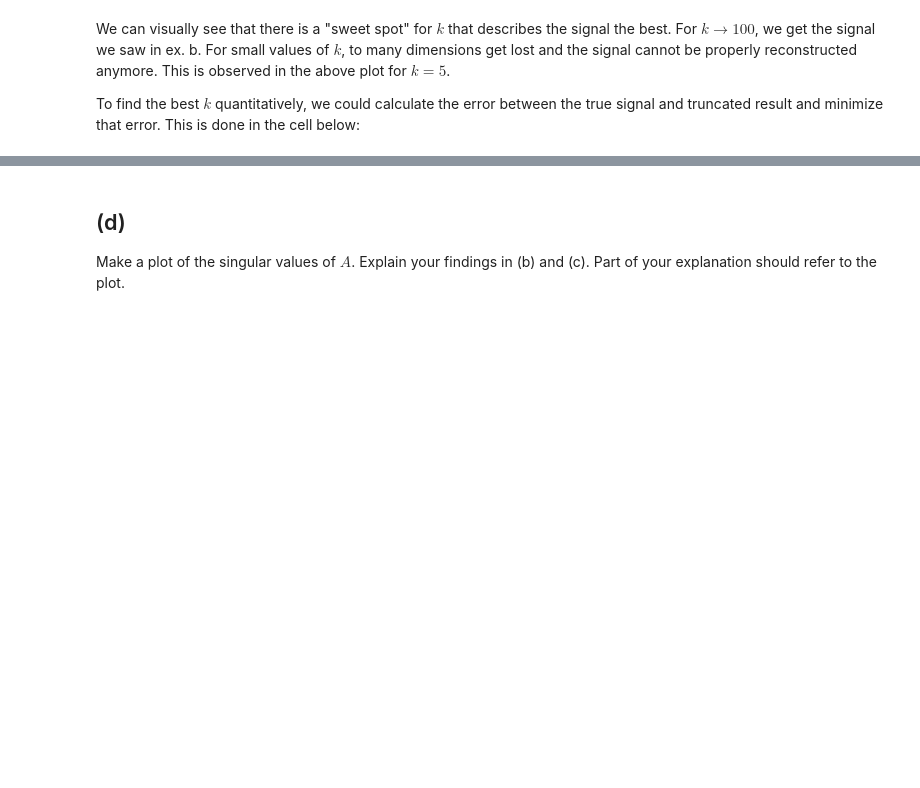
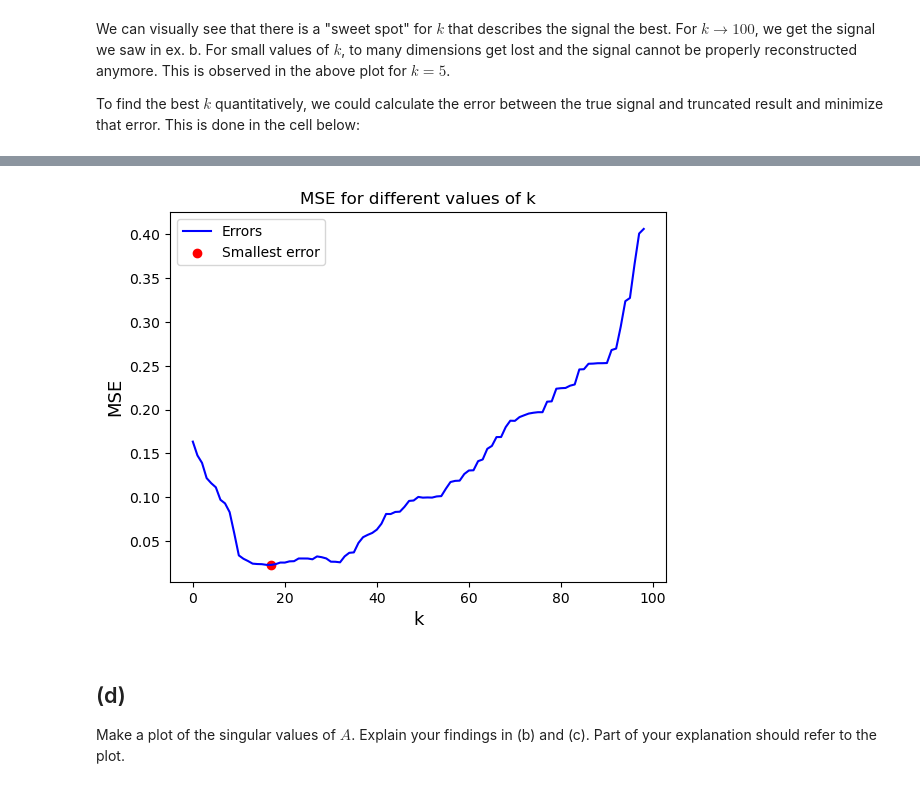
Before and after one commit to NaniHazbolatow/5284NUAL6Y, a Jupyter notebook: hw2.ipynb, the cells around one changed output, grey strips where cells are left out. Drawn from its saved outputs; the diff is of its cells as text; code cells hidden in the pictures; blank space fills up the shorter version.

```diff
--- a/hw2.ipynb
+++ b/hw2.ipynb
@@ -269,3 +270,13 @@ Smallest error at k = 18
+# %%
+plt.plot(errors, color='blue', label='Errors')
+plt.scatter(17, min(np.abs(errors)), color='red', label='Smallest error')
+plt.xlabel('k', fontsize=13)
+plt.ylabel('MSE', fontsize=13)
+plt.title('MSE for different values of k')
+plt.legend()
+plt.show()
+# %% [output]
+[figure, added]
 # %% [markdown]
 ## (d)
 
```
Also changed, not shown: parts of 4 cells of this notebook.
